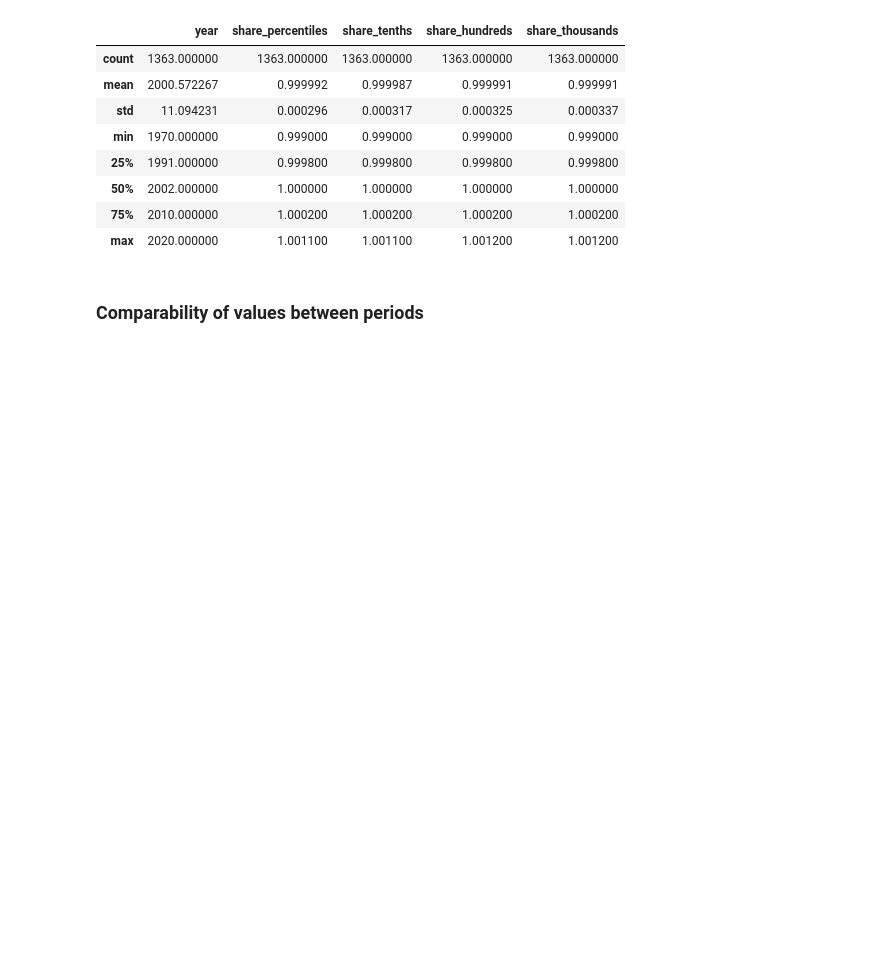
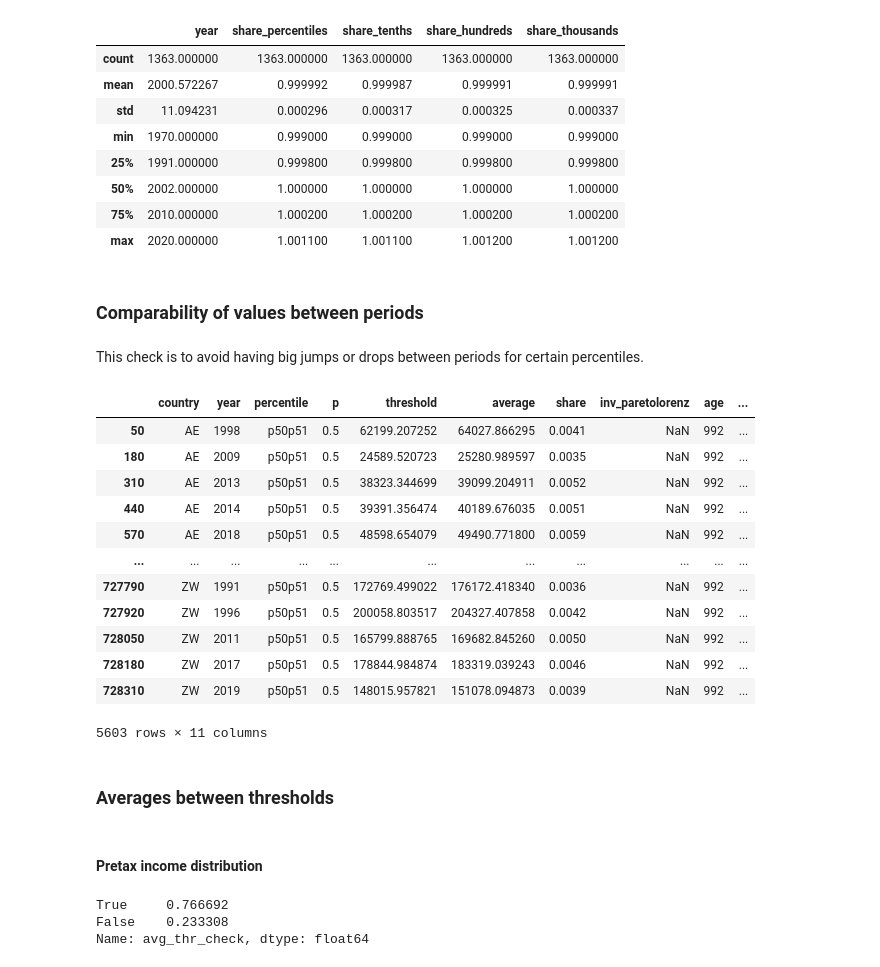
Before and after one commit to owid/notebooks, a Jupyter notebook: PabloArriagada/poverty_inequality_dataexplorer/WID/wid.ipynb, the cells around one changed output. Cells and saved outputs as stored; diff of their text form; code cells hidden in the pictures; blank space fills up the shorter version.

Commit message:
WID - Thresholds and averages

```diff
--- a/PabloArriagada/poverty_inequality_dataexplorer/WID/wid.ipynb
+++ b/PabloArriagada/poverty_inequality_dataexplorer/WID/wid.ipynb
@@ -960,3 +960,25 @@ posttax_dis_shares_check.describe()
 | max | 2020.000000 | 1.001100 | 1.001100 | 1.001200 | 1.001200 |
 # %% [markdown]
 ### Comparability of values between periods
+# %% [markdown]
+This check is to avoid having big jumps or drops between periods for certain percentiles.
+# %%
+wid_pretax_clean[wid_pretax_clean['percentile']=='p50p51']
+# %% [output]
+|  | country | year | percentile | p | threshold | average | share | inv_paretolorenz | age | ... |
+| 50 | AE | 1998 | p50p51 | 0.5 | 62199.207252 | 64027.866295 | 0.0041 | NaN | 992 | ... |
+| 180 | AE | 2009 | p50p51 | 0.5 | 24589.520723 | 25280.989597 | 0.0035 | NaN | 992 | ... |
+| 310 | AE | 2013 | p50p51 | 0.5 | 38323.344699 | 39099.204911 | 0.0052 | NaN | 992 | ... |
+| 440 | AE | 2014 | p50p51 | 0.5 | 39391.356474 | 40189.676035 | 0.0051 | NaN | 992 | ... |
+| 570 | AE | 2018 | p50p51 | 0.5 | 48598.654079 | 49490.771800 | 0.0059 | NaN | 992 | ... |
+| ... | ... | ... | ... | ... | ... | ... | ... | ... | ... | ... |
+| 727790 | ZW | 1991 | p50p51 | 0.5 | 172769.499022 | 176172.418340 | 0.0036 | NaN | 992 | ... |
+| 727920 | ZW | 1996 | p50p51 | 0.5 | 200058.803517 | 204327.407858 | 0.0042 | NaN | 992 | ... |
+| 728050 | ZW | 2011 | p50p51 | 0.5 | 165799.888765 | 169682.845260 | 0.0050 | NaN | 992 | ... |
+| 728180 | ZW | 2017 | p50p51 | 0.5 | 178844.984874 | 183319.039243 | 0.0046 | NaN | 992 | ... |
+| 728310 | ZW | 2019 | p50p51 | 0.5 | 148015.957821 | 151078.094873 | 0.0039 | NaN | 992 | ... |
+5603 rows × 11 columns
+# %% [markdown]
+### Averages between thresholds
+# %% [markdown]
+#### Pretax income distribution
@@ -962,0 +996,6 @@ posttax_dis_shares_check.describe()
+# %%
+pretax_avg_thr.avg_thr_check.value_counts(normalize=True)
+# %% [output]
+True     0.766692
+False    0.233308
+Name: avg_thr_check, dtype: float64
```
Also changed, not shown: parts of 11 cells of this notebook, 4 other files.
